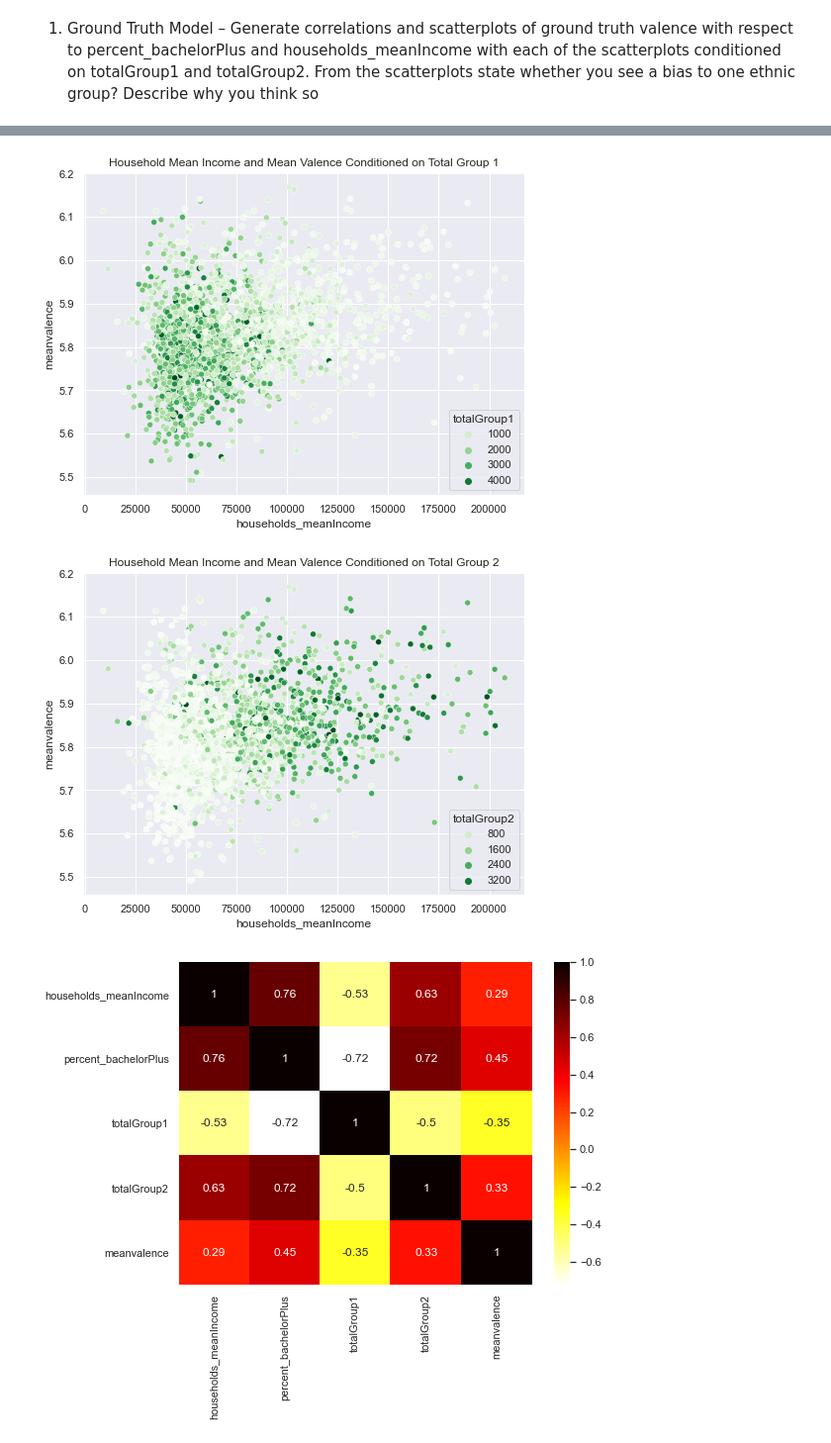
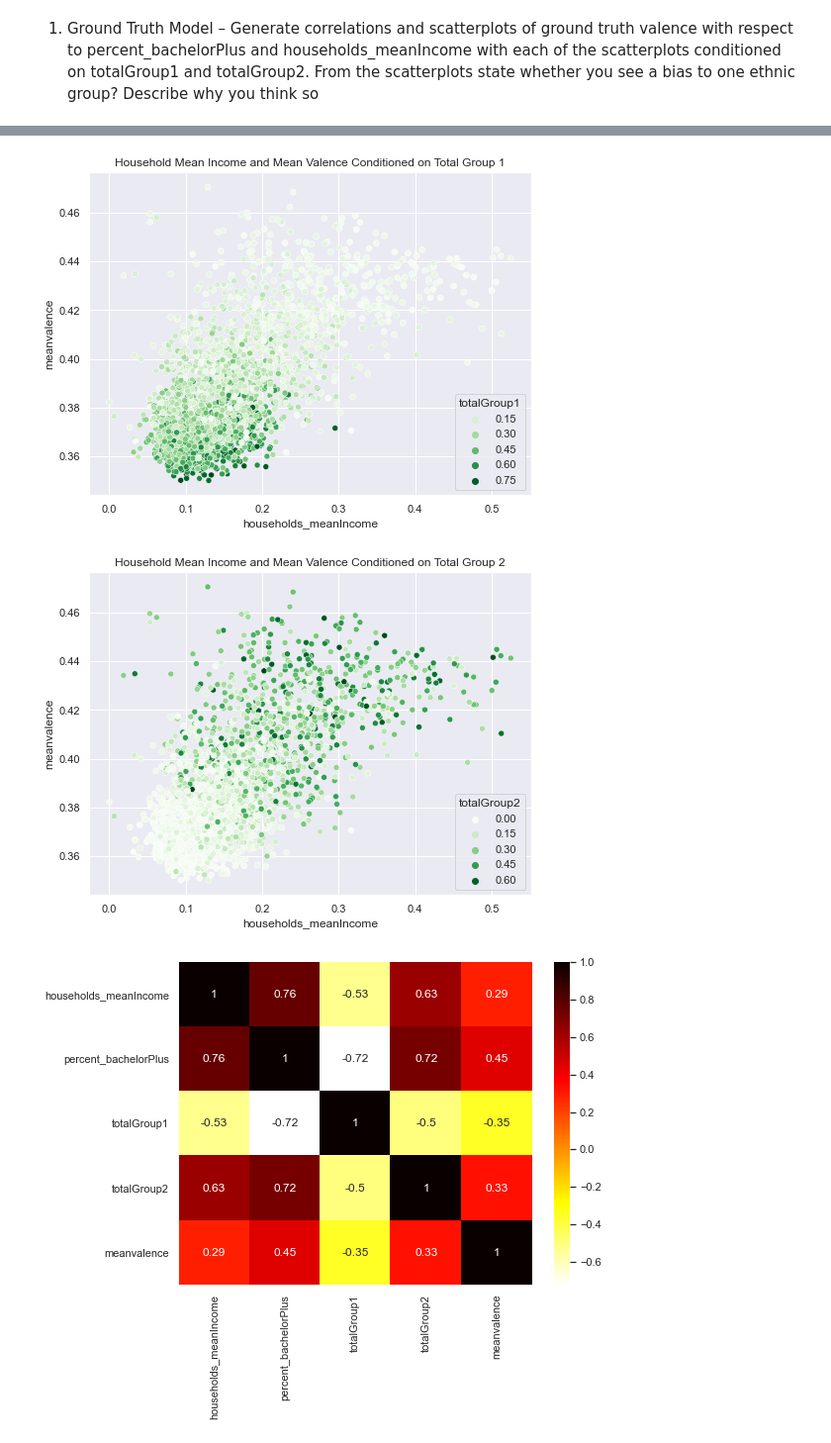
Before and after one commit to EricaXia/spr_2021, a Jupyter notebook: dsci552/problem_sets/ps_4.ipynb, the cells around one changed output, grey strips where cells are left out. Shown at 99% size. Cells and saved outputs as stored; diff of their text form; code cells hidden in the pictures.

```diff
--- a/dsci552/problem_sets/ps_4.ipynb
+++ b/dsci552/problem_sets/ps_4.ipynb
@@ -218,16 +231,16 @@ plt.savefig('../images/scatter_2_ps4.png')
 # %%
 # scatterplot of valence and households mean income
 plt.title('Household Mean Income and Mean Valence Conditioned on Total Group 1')
-sns.scatterplot(data=df2, x='households_meanIncome', y="meanvalence", hue="totalGroup1", palette='Greens')
-plt.savefig('../images/scatter_3_ps4.png')
+sns.scatterplot(data=pred_results, x='households_meanIncome', y="meanvalence", hue="totalGroup1", palette='Greens')
+plt.savefig('../images/scatter_3_ethnicaware_ps4.png')
 # %% [output]
-[figure, old version]
+[figure, new version]
 # %%
 plt.title('Household Mean Income and Mean Valence Conditioned on Total Group 2')
-sns.scatterplot(data=df2, x='households_meanIncome', y="meanvalence", hue="totalGroup2", palette='Greens')
-plt.savefig('../images/scatter_4_ps4.png')
+sns.scatterplot(data=pred_results, x='households_meanIncome', y="meanvalence", hue="totalGroup2", palette='Greens')
+plt.savefig('../images/scatter_4_ethnicaware_ps4.png')
 # %% [output]
-[figure, old version]
+[figure, new version]
 # %%
 ## corrplot
 sns.set(rc={'figure.figsize':(8,6)})
```
Also changed, not shown: parts of 20 cells of this notebook.
